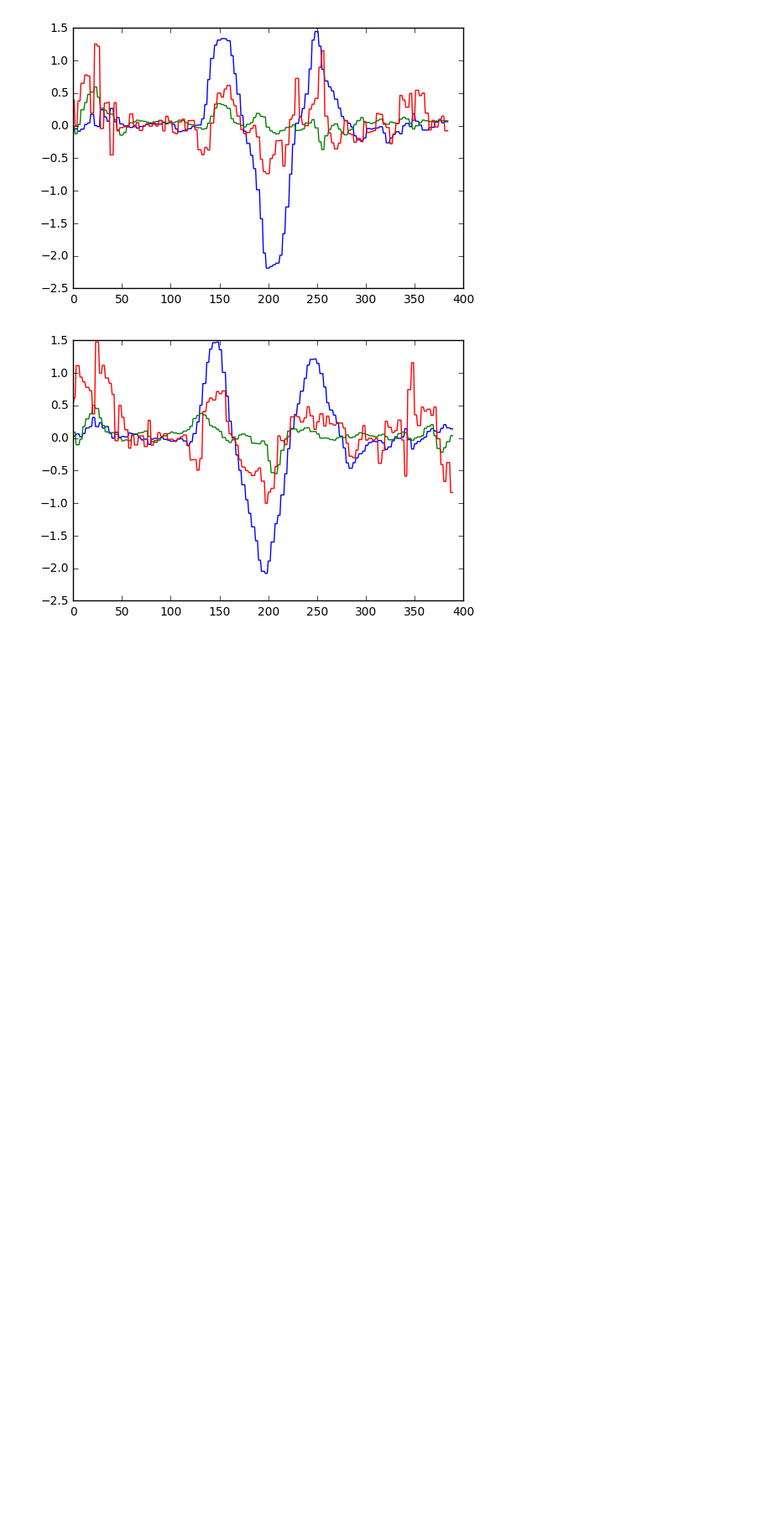
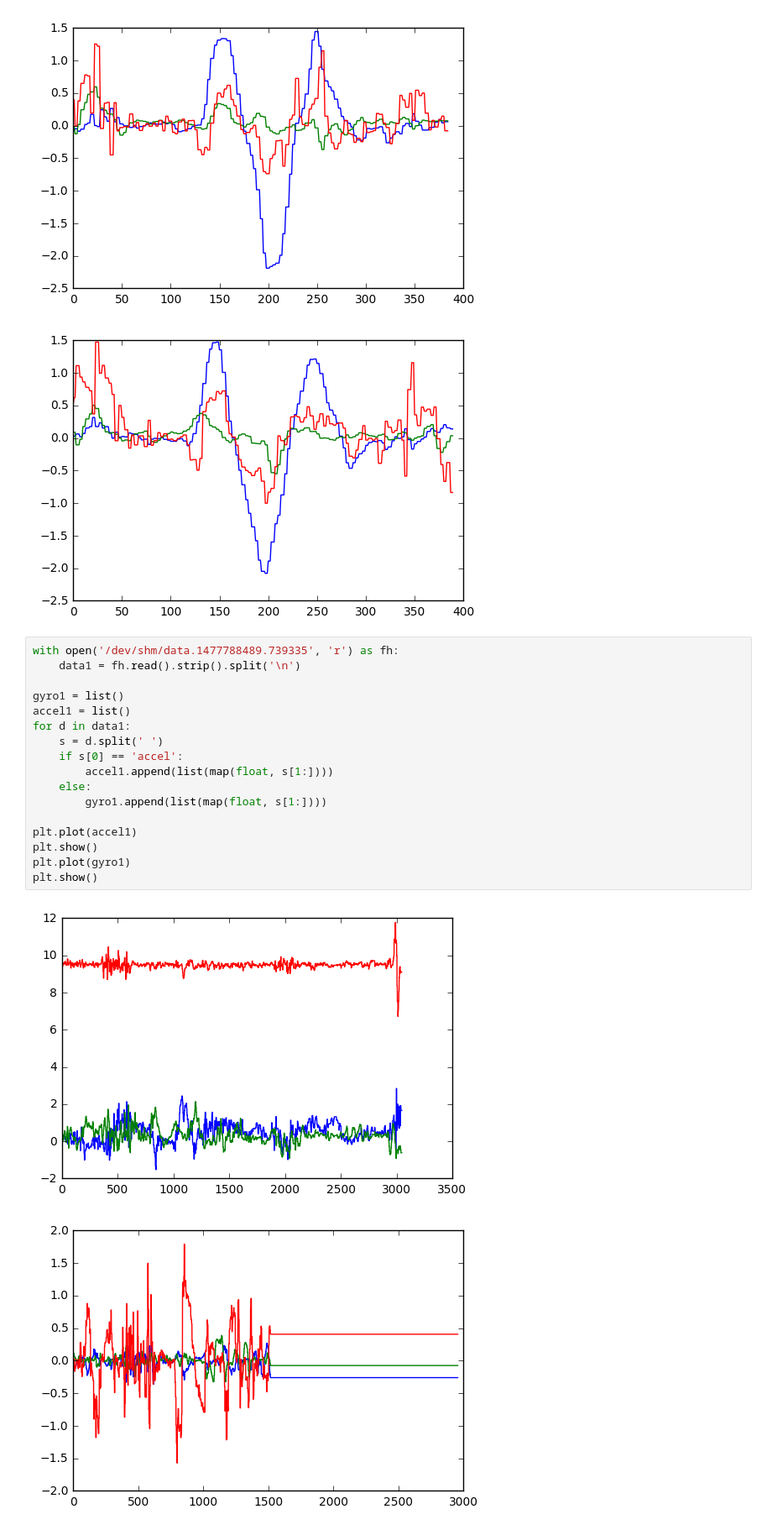
Before and after one commit to floryst/SelfieGolf, a Jupyter notebook: data/selfie golf accel.ipynb, the cells around one changed output. Shown at 84% size. Drawn from its saved outputs; the diff is of its cells as text; blank space fills up the shorter version.

Commit message:
more accel+gyro and updated ipython notebook
another accel+gyro profile focusing on z-axis stuff

```diff
--- a/data/selfie golf accel.ipynb
+++ b/data/selfie golf accel.ipynb
@@ -56,3 +69,23 @@ plt.show()
 [figure]
 [figure]
 [figure]
+# %%
+with open('/dev/shm/data.1477788489.739335', 'r') as fh:
+    data1 = fh.read().strip().split('\n')
+
+gyro1 = list()
+accel1 = list()
+for d in data1:
+    s = d.split(' ')
+    if s[0] == 'accel':
+        accel1.append(list(map(float, s[1:])))
+    else:
+        gyro1.append(list(map(float, s[1:])))
+
+plt.plot(accel1)
+plt.show()
+plt.plot(gyro1)
+plt.show()
+# %% [output]
+[figure, added]
+[figure, added]
```
Also changed, not shown: parts of 1 cell of this notebook, 1 other file.
